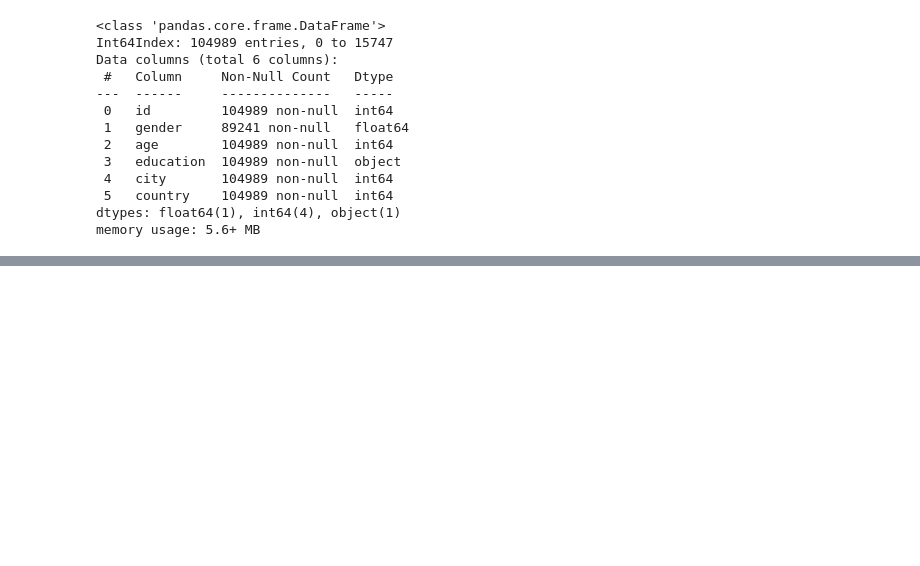
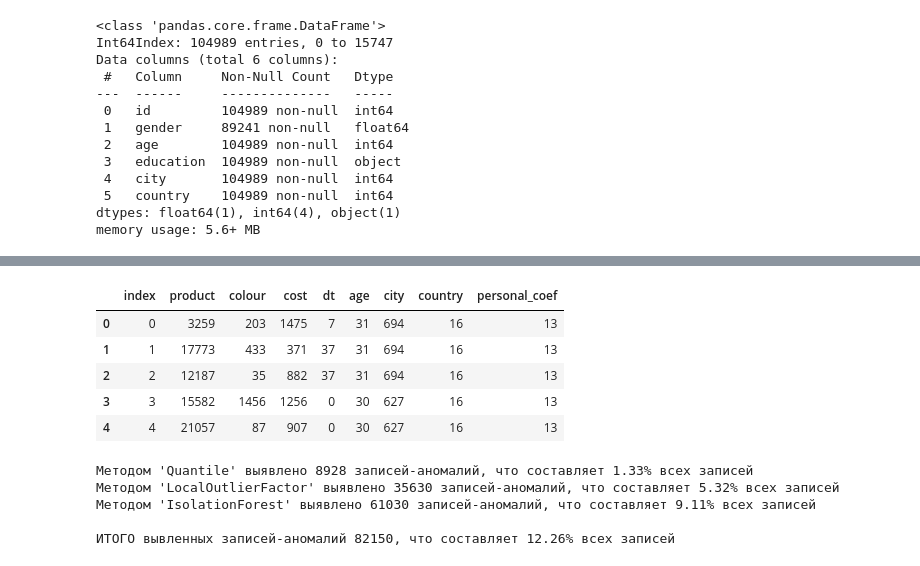
Before and after one commit to ArgentovS/PurchasePropensityModel, a Jupyter notebook: Модель склонности клиентов к покупкам.ipynb, the cells around one changed output, grey strips where cells are left out. Cells and saved outputs as stored; diff of their text form; code cells hidden in the pictures; blank space fills up the shorter version.

Commit message:
added anomaly detection

```diff
--- a/Модель склонности клиентов к покупкам.ipynb
+++ b/Модель склонности клиентов к покупкам.ipynb
@@ -448,3 +470,17 @@ Data columns (total 6 columns):
  5   country    104989 non-null  int64
 dtypes: float64(1), int64(4), object(1)
 memory usage: 5.6+ MB
+# %%
+# Объединим датасеты 'purchases', 'personal_data_coeffs', 'personal_data' для обучения модели,
+# прогнозирующей признак "gender" в записях с недостающими значениями такого признака
+df_personal = dfs['personal_data_recovered'].set_index('id').\
+                                             join(dfs['personal_data_coeffs'].set_index('id'))
+df = dfs['purchases'].set_index('id').join(df_personal)
+# Перенесём id покупателя в отдельный признак итогового датасета и сбросим индексы
+# (это необходимо для дальнейшей работы при выявлении аномальных записей в датасете)
+df.reset_index(drop=False, inplace=True)
+# %%
+# Выдели датасет с полноценными данными признака 'gender' обучения модели классификации
+df_train_test = df[~df.gender.isna()]
+df_train_test.reset_index(inplace=True)
+df_train_test.head(3)
@@ -450,0 +497,17 @@ memory usage: 5.6+ MB
+# %%
+# Определим колонки для попризнакового выявления аномалий
+check_columns = ['index', 'product', 'colour', 'cost', 'dt', 'age', 'city', 'country', 'personal_coef']
+# %%
+# Проведём кодирование каждого признака
+df_fit = pd.DataFrame()
+for column in check_columns:
+    le = LabelEncoder()
+    df_fit[column] = le.fit_transform(df_train_test[column])
+df_fit.head()
+# %% [output]
+|  | index | product | colour | cost | dt | age | city | country | personal_coef |
+| 0 | 0 | 3259 | 203 | 1475 | 7 | 31 | 694 | 16 | 13 |
+| 1 | 1 | 17773 | 433 | 371 | 37 | 31 | 694 | 16 | 13 |
+| 2 | 2 | 12187 | 35 | 882 | 37 | 31 | 694 | 16 | 13 |
+| 3 | 3 | 15582 | 1456 | 1256 | 0 | 30 | 627 | 16 | 13 |
+| 4 | 4 | 21057 | 87 | 907 | 0 | 30 | 627 | 16 | 13 |
@@ -450,0 +538,19 @@ memory usage: 5.6+ MB
+# %%
+# Сформируемый единый список индексов, полученных всеми методами
+indexs_all = []
+# Определим долю выбросов, выявленную каждым методом
+for method in indexs.keys():
+    count_anomaly = len(indexs[method])
+    print(f"Методом '{method}' выявлено {count_anomaly} записей-аномалий,", end=' ')
+    print(f"что составляет {round(count_anomaly/len(df_train_test) * 100, 2)}% всех записей")
+    indexs_all.extend(indexs[method])
+indexs_all = list(set(indexs_all))
+indexs_all.sort()
+print(f'\nИТОГО вывленных записей-аномалий {len(indexs_all)},', end=' ')
+print(f'что составляет {round(len(indexs_all)/len(df_train_test) * 100, 2)}% всех записей')
+# %% [output]
+Методом 'Quantile' выявлено 8928 записей-аномалий, что составляет 1.33% всех записей
+Методом 'LocalOutlierFactor' выявлено 35630 записей-аномалий, что составляет 5.32% всех записей
+Методом 'IsolationForest' выявлено 61030 записей-аномалий, что составляет 9.11% всех записей
+
+ИТОГО вывленных записей-аномалий 82150, что составляет 12.26% всех записей
```
Also changed, not shown: parts of 13 cells of this notebook.
